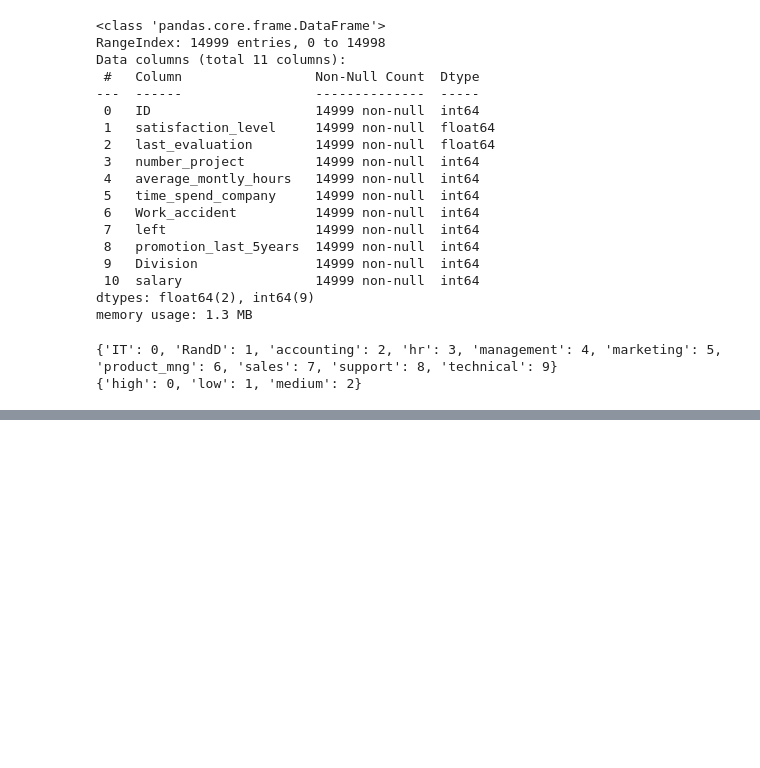
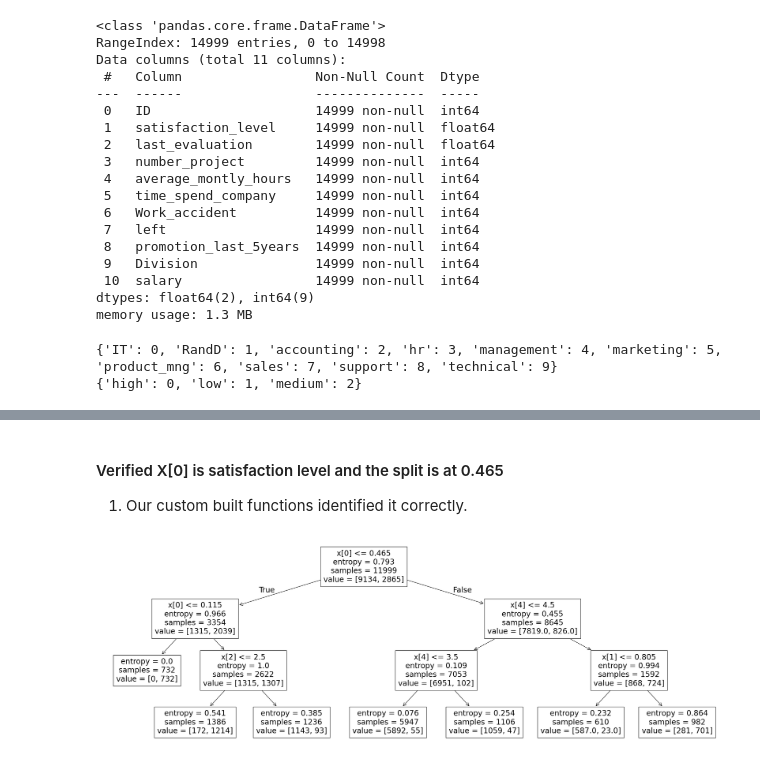
Before and after one commit to Nischay4975/DS-ML, a Jupyter notebook: Employee Attrition/Decision Tree Analysis.ipynb, the cells around one changed output, grey strips where cells are left out. Drawn from its saved outputs; the diff is of its cells as text; code cells hidden in the pictures; blank space fills up the shorter version.

```diff
--- a/Employee Attrition/Decision Tree Analysis.ipynb
+++ b/Employee Attrition/Decision Tree Analysis.ipynb
@@ -351,0 +436,12 @@ print (dict(zip(salary_encoder.classes_, salary_encoder.transform(salary_encoder
+# %% [markdown]
+#### Verified X[0] is satisfaction level and the split is at 0.465 ####
+1. Our custom built functions identified it correctly.
+# %%
+tree_depth_3 = DecisionTreeClassifier(max_depth=3, min_samples_split=10, min_samples_leaf=2, criterion='entropy', random_state=42)
+tree_depth_3.fit(X_trainset, y_trainset)
+
+plt.figure(figsize=(30,10))
+plot_tree(tree_depth_3)
+plt.show()
+# %% [output]
+[figure, added]
```
Also changed, not shown: parts of 16 cells of this notebook.
